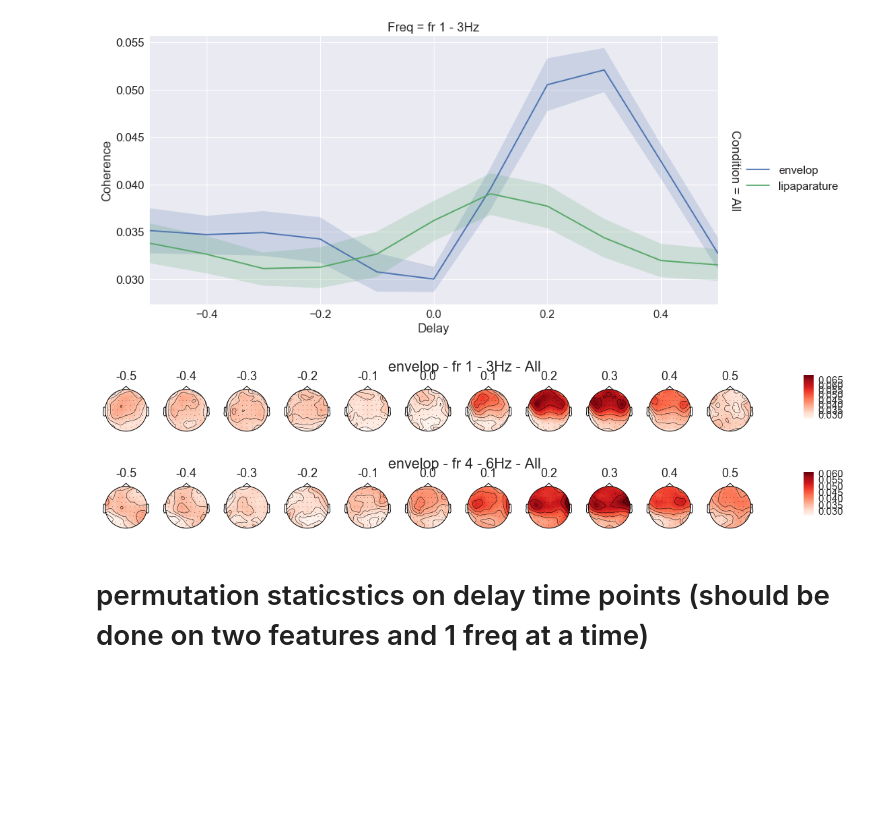
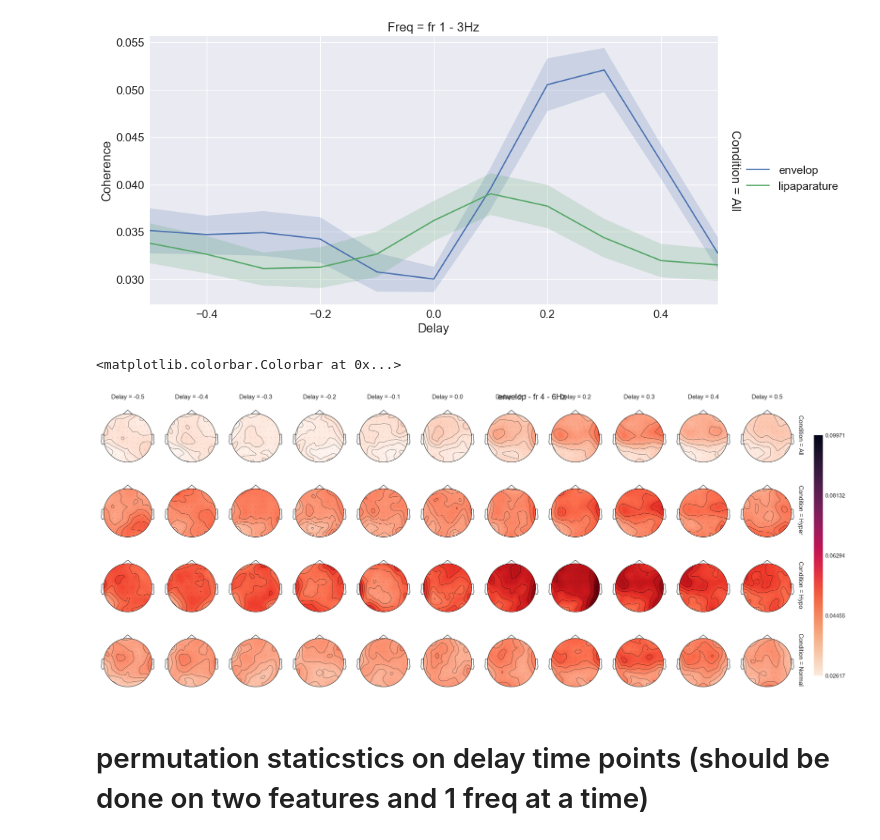
Before and after one commit to sankar-mukherjee/entrainment_python, a Jupyter notebook: coherence_investigate.ipynb, the cells around one changed output. Drawn from its saved outputs; the diff is of its cells as text; code cells hidden in the pictures; blank space fills up the shorter version.

```diff
--- a/coherence_investigate.ipynb
+++ b/coherence_investigate.ipynb
@@ -170,33 +171,61 @@ def plot_coherence_preprocess_delay(x,name,condition,delay,info):
     fig.colorbar(im[0], cax=cbar_ax)
     #fig.show()
     return fig
+
+def get_coherence_value1(data,Feature,Freq,condition,Delay,subject_name):
+    x=[]
+    for f in Feature:
+        for fr in Freq:
+            for c in condition:
+                for d in Delay:
+                    a  = data.loc[f,fr,c,d,subject_name].as_matrix().mean(axis=0)
+                    x.append(a[0])
+    return x
 # %%
 freq_band = ['Delta 1 - 3Hz','Theta 4 - 7Hz','Alpha 8 - 12Hz','Beta 13 - 25Hz','Gamma 30 - 40Hz']
-freq_band = ['fr 1 - 3Hz','fr 4 - 6Hz']
-#freq_band = ['fr 1 - 3Hz', 'fr 2 - 4Hz', 'fr 3 - 5Hz', 'fr 4 - 6Hz','fr 5 - 7Hz', 'fr 6 - 8Hz', 'fr 7 - 9Hz', 'fr 8 - 10Hz',
-# 'fr 9 - 11Hz', 'fr 10 - 12Hz']
+freq_band = ['Delta 1 - 3Hz','Theta 4 - 7Hz']
+freq_band = ['fr 1 - 3Hz', 'fr 2 - 4Hz', 'fr 3 - 5Hz', 'fr 4 - 6Hz','fr 5 - 7Hz', 'fr 6 - 8Hz', 'fr 7 - 9Hz', 'fr 8 - 10Hz',
+ 'fr 9 - 11Hz', 'fr 10 - 12Hz']
+freq_band = ['fr 4 - 6Hz']
 
-#freq_band = ['fr 3 - 5Hz']
 extra_channels = ['envelop','jawaopening','lipaparature','lipProtrusion','TTCD','TMCD','TBCD']
 extra_channels = ['envelop']
 
 condition = ['Hyper','Normal','Hypo','All']
-condition = ['All']
+#condition = ['All']
+
 delay = np.arange(-5,6) / 10
 
+A = get_coherence_value1(data,extra_channels,freq_band,condition,delay,subject_name)
+vmax=np.amax(np.concatenate(A, axis=0))
+vmin=np.amin(np.concatenate(A, axis=0))
 
+a = data.loc[extra_channels,freq_band,condition,delay,subject_name]['Data']
+a = pd.DataFrame(a.reset_index())
 
-for f in freq_band:
-    A = []
-    for feat in extra_channels:
-        name = (feat,f)
-        for d in delay:
-            a = get_coherence_value(data,name,subject_name,d,condition)
-            A.append(a)
-    a = plot_coherence_preprocess_delay(A,name,condition,delay,info)
+def draw_heatmap(*args, **kwargs):
+    data = kwargs.pop('data')
+    x = data['Data'].mean()
+    mne.viz.plot_topomap(x, info.info, show=False,vmin=vmin,vmax=vmax)
+
+fg = sns.FacetGrid(a, col='Delay', row = 'Condition',margin_titles=True)
+b = fg.map_dataframe(draw_heatmap, 'Data')
+b = b.set_xlabels('')
+b.fig.subplots_adjust(top=0.9)
+b.fig.subplots_adjust(right=0.8)
+b.fig.suptitle(extra_channels[0]+' - '+freq_band[0])
+
+cbar_ax = b.fig.add_axes([0.82,0.10,0.01,0.75])
+
+#colorbar
+cmap = plt.get_cmap()
+norm = mpl.colors.Normalize(vmin=vmin,vmax=vmax)
+sm = plt.cm.ScalarMappable(cmap=cmap.reversed(), norm=norm)
+sm.set_array([])
+plt.colorbar(sm, ticks=np.linspace(vmin,vmax,5),cax=cbar_ax)
 # %% [output]
+<matplotlib.colorbar.Colorbar at 0x...>
-[figure, old version]
+[figure, new version]
-[figure, removed]
 # %% [markdown]
 # permutation staticstics on delay time points (should be done on two features and 1 freq at a time)
 # %%
```
Also changed, not shown: parts of 5 cells of this notebook.
